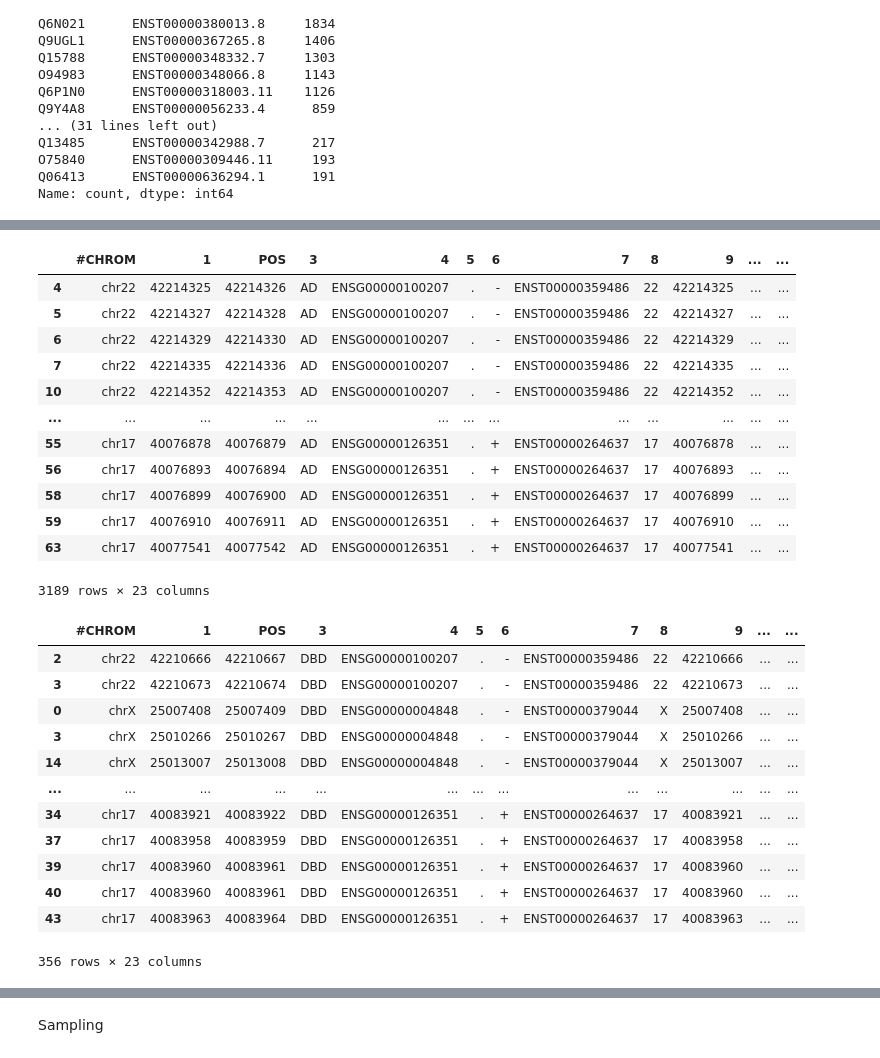
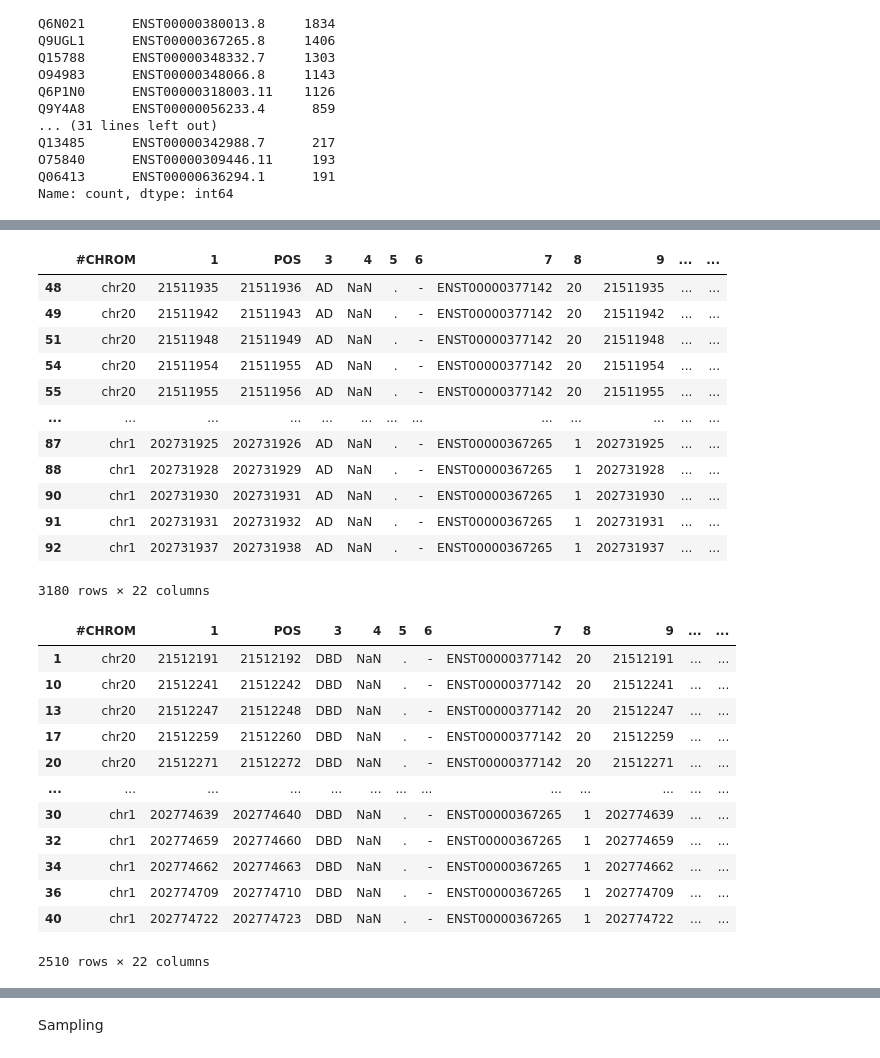
Before and after one commit to sanjanakotha/SFARI, a Jupyter notebook: notebooks/AlphaMissense Pathogenicity Preds - V2.ipynb, the cells around one changed output, grey strips where cells are left out. Drawn from its saved outputs; the diff is of its cells as text; code cells hidden in the pictures.

```diff
--- a/notebooks/AlphaMissense Pathogenicity Preds - V2.ipynb
+++ b/notebooks/AlphaMissense Pathogenicity Preds - V2.ipynb
@@ -32,0 +39,4 @@ TFs
+# %%
+SFARI_TF_enst = set(pd.read_csv("../soto_analysis/outputs/TFs_table_proteins.txt", sep = "\t")["ENST"])
+TFs = set(TFs) & SFARI_TF_enst
+TFs # Only SFARI TFs
@@ -34,5 +62,9 @@ TFs
 all_tf_var_dfs = []
 
 for TF in TFs:
-    tf_vars = pd.read_csv("../soto_analysis/outputs/mutations/cds_expanded_iWES_v2_variants_snv_classified/" + TF + ".bed", sep = "\t", header = None)
-    all_tf_var_dfs.append(tf_vars)
+    if "ENST" in TF:
+        print(TF)
+        tf_vars = pd.read_csv("../soto_analysis/outputs/mutations/cds_expanded_iWES_v2_variants_snv_classified/" + TF + ".bed", sep = "\t", header = None)
+        if len(tf_vars) == 0:
+            display(tf_vars)
+        all_tf_var_dfs.append(tf_vars)
@@ -198,54 +248,55 @@ for TF in TFs:
     all_ad_var_dfs.append(ad_vars)
 # %%
 all_ad_vars = pd.concat(all_ad_var_dfs)
-all_ad_vars = all_ad_vars[all_ad_vars[22] == "No-Syn"]
+all_ad_vars = all_ad_vars[all_ad_vars[21] == "No-Syn"]
 all_ad_vars = all_ad_vars.rename(columns = {0 :"#CHROM",
                                            2: "POS",
-                                           17: "REF",
-                                           18: "ALT"})
+                                           16: "REF",
+                                           17: "ALT"})
 all_ad_vars["#CHROM"] = "chr" + all_ad_vars["#CHROM"].astype(str)
 all_ad_vars["POS"] = all_ad_vars["POS"].astype(int)
 all_ad_vars = all_ad_vars[all_ad_vars[3] == "AD"]
 all_ad_vars
 # %% [output]
 |  | #CHROM | 1 | POS | 3 | 4 | 5 | 6 | 7 | 8 | 9 | ... | ... |
-| 4 | chr22 | 42214325 | 42214326 | AD | ENSG00000100207 | . | - | ENST00000359486 | 22 | 42214325 | ... | ... |
-| 5 | chr22 | 42214327 | 42214328 | AD | ENSG00000100207 | . | - | ENST00000359486 | 22 | 42214327 | ... | ... |
-| 6 | chr22 | 42214329 | 42214330 | AD | ENSG00000100207 | . | - | ENST00000359486 | 22 | 42214329 | ... | ... |
-| 7 | chr22 | 42214335 | 42214336 | AD | ENSG00000100207 | . | - | ENST00000359486 | 22 | 42214335 | ... | ... |
-| 10 | chr22 | 42214352 | 42214353 | AD | ENSG00000100207 | . | - | ENST00000359486 | 22 | 42214352 | ... | ... |
+| 48 | chr20 | 21511935 | 21511936 | AD | NaN | . | - | ENST00000377142 | 20 | 21511935 | ... | ... |
+| 49 | chr20 | 21511942 | 21511943 | AD | NaN | . | - | ENST00000377142 | 20 | 21511942 | ... | ... |
+| 51 | chr20 | 21511948 | 21511949 | AD | NaN | . | - | ENST00000377142 | 20 | 21511948 | ... | ... |
+| 54 | chr20 | 21511954 | 21511955 | AD | NaN | . | - | ENST00000377142 | 20 | 21511954 | ... | ... |
+| 55 | chr20 | 21511955 | 21511956 | AD | NaN | . | - | ENST00000377142 | 20 | 21511955 | ... | ... |
 | ... | ... | ... | ... | ... | ... | ... | ... | ... | ... | ... | ... | ... |
-| 55 | chr17 | 40076878 | 40076879 | AD | ENSG00000126351 | . | + | ENST00000264637 | 17 | 40076878 | ... | ... |
-| 56 | chr17 | 40076893 | 40076894 | AD | ENSG00000126351 | . | + | ENST00000264637 | 17 | 40076893 | ... | ... |
-| 58 | chr17 | 40076899 | 40076900 | AD | ENSG00000126351 | . | + | ENST00000264637 | 17 | 40076899 | ... | ... |
-| 59 | chr17 | 40076910 | 40076911 | AD | ENSG00000126351 | . | + | ENST00000264637 | 17 | 40076910 | ... | ... |
-| 63 | chr17 | 40077541 | 40077542 | AD | ENSG00000126351 | . | + | ENST00000264637 | 17 | 40077541 | ... | ... |
+| 87 | chr1 | 202731925 | 202731926 | AD | NaN | . | - | ENST00000367265 | 1 | 202731925 | ... | ... |
+| 88 | chr1 | 202731928 | 202731929 | AD | NaN | . | - | ENST00000367265 | 1 | 202731928 | ... | ... |
+| 90 | chr1 | 202731930 | 202731931 | AD | NaN | . | - | ENST00000367265 | 1 | 202731930 | ... | ... |
+| 91 | chr1 | 202731931 | 202731932 | AD | NaN | . | - | ENST00000367265 | 1 | 202731931 | ... | ... |
+| 92 | chr1 | 202731937 | 202731938 | AD | NaN | . | - | ENST00000367265 | 1 | 202731937 | ... | ... |
-3189 rows × 23 columns
+3180 rows × 22 columns
 # %%
 all_dbd_vars = pd.concat(all_ad_var_dfs)
-all_dbd_vars = all_dbd_vars[all_dbd_vars[22] == "No-Syn"]
+all_dbd_vars = all_dbd_vars[all_dbd_vars[21] == "No-Syn"]
 all_dbd_vars = all_dbd_vars.rename(columns = {0 :"#CHROM",
                                            2: "POS",
-                                           17: "REF",
-                                           18: "ALT"})
+                                           16: "REF",
+                                           17: "ALT"})
 all_dbd_vars["#CHROM"] = "chr" + all_dbd_vars["#CHROM"].astype(str)
 all_dbd_vars["POS"] = all_dbd_vars["POS"].astype(int)
 all_dbd_vars = all_dbd_vars[all_dbd_vars[3] == "DBD"]
+all_dbd_vars = all_dbd_vars.drop_duplicates()
 all_dbd_vars
 # %% [output]
 |  | #CHROM | 1 | POS | 3 | 4 | 5 | 6 | 7 | 8 | 9 | ... | ... |
-| 2 | chr22 | 42210666 | 42210667 | DBD | ENSG00000100207 | . | - | ENST00000359486 | 22 | 42210666 | ... | ... |
-| 3 | chr22 | 42210673 | 42210674 | DBD | ENSG00000100207 | . | - | ENST00000359486 | 22 | 42210673 | ... | ... |
-| 0 | chrX | 25007408 | 25007409 | DBD | ENSG00000004848 | . | - | ENST00000379044 | X | 25007408 | ... | ... |
-| 3 | chrX | 25010266 | 25010267 | DBD | ENSG00000004848 | . | - | ENST00000379044 | X | 25010266 | ... | ... |
-| 14 | chrX | 25013007 | 25013008 | DBD | ENSG00000004848 | . | - | ENST00000379044 | X | 25013007 | ... | ... |
+| 1 | chr20 | 21512191 | 21512192 | DBD | NaN | . | - | ENST00000377142 | 20 | 21512191 | ... | ... |
+| 10 | chr20 | 21512241 | 21512242 | DBD | NaN | . | - | ENST00000377142 | 20 | 21512241 | ... | ... |
+| 13 | chr20 | 21512247 | 21512248 | DBD | NaN | . | - | ENST00000377142 | 20 | 21512247 | ... | ... |
+| 17 | chr20 | 21512259 | 21512260 | DBD | NaN | . | - | ENST00000377142 | 20 | 21512259 | ... | ... |
+| 20 | chr20 | 21512271 | 21512272 | DBD | NaN | . | - | ENST00000377142 | 20 | 21512271 | ... | ... |
 | ... | ... | ... | ... | ... | ... | ... | ... | ... | ... | ... | ... | ... |
-| 34 | chr17 | 40083921 | 40083922 | DBD | ENSG00000126351 | . | + | ENST00000264637 | 17 | 40083921 | ... | ... |
-| 37 | chr17 | 40083958 | 40083959 | DBD | ENSG00000126351 | . | + | ENST00000264637 | 17 | 40083958 | ... | ... |
-| 39 | chr17 | 40083960 | 40083961 | DBD | ENSG00000126351 | . | + | ENST00000264637 | 17 | 40083960 | ... | ... |
-| 40 | chr17 | 40083960 | 40083961 | DBD | ENSG00000126351 | . | + | ENST00000264637 | 17 | 40083960 | ... | ... |
-| 43 | chr17 | 40083963 | 40083964 | DBD | ENSG00000126351 | . | + | ENST00000264637 | 17 | 40083963 | ... | ... |
+| 30 | chr1 | 202774639 | 202774640 | DBD | NaN | . | - | ENST00000367265 | 1 | 202774639 | ... | ... |
+| 32 | chr1 | 202774659 | 202774660 | DBD | NaN | . | - | ENST00000367265 | 1 | 202774659 | ... | ... |
+| 34 | chr1 | 202774662 | 202774663 | DBD | NaN | . | - | ENST00000367265 | 1 | 202774662 | ... | ... |
+| 36 | chr1 | 202774709 | 202774710 | DBD | NaN | . | - | ENST00000367265 | 1 | 202774709 | ... | ... |
+| 40 | chr1 | 202774722 | 202774723 | DBD | NaN | . | - | ENST00000367265 | 1 | 202774722 | ... | ... |
-356 rows × 23 columns
+2510 rows × 22 columns
 # %%
 merged_ad = pd.merge(all_ad_vars, am_output, on = ["#CHROM","POS","REF","ALT"])
 merged_ad
```
Also changed, not shown: parts of 37 cells of this notebook, 10 other files.
